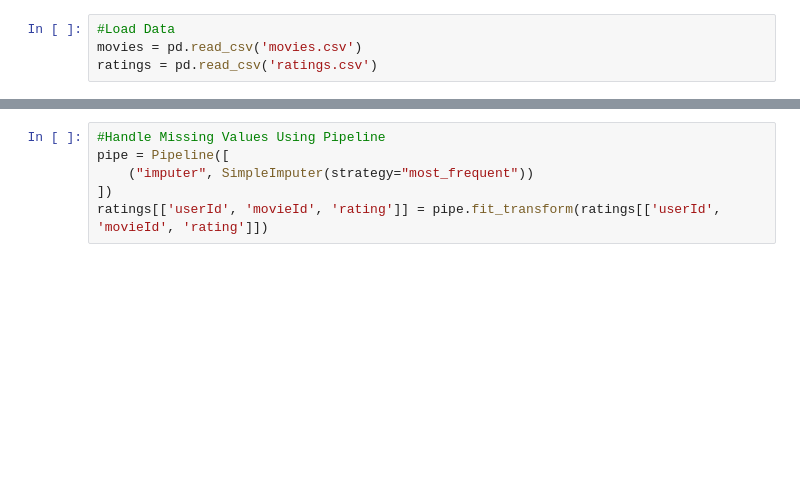
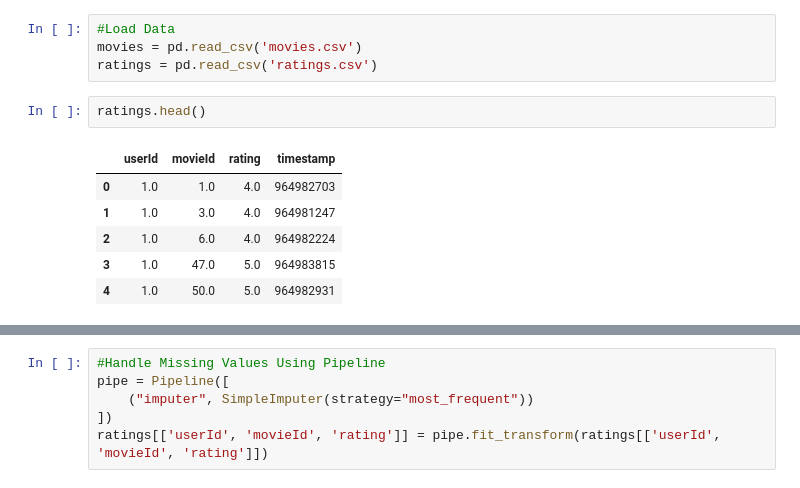
Before and after one commit to ibnudiyat/Project, a Jupyter notebook: index.ipynb, the cells around one changed output, grey strips where cells are left out. Saved outputs shown, nothing was run; the diff lists cells and outputs as text; blank space fills up the shorter version.

```diff
--- a/index.ipynb
+++ b/index.ipynb
@@ -26,3 +42,12 @@ from sklearn.pipeline import Pipeline
 #Load Data
 movies = pd.read_csv('movies.csv')
 ratings = pd.read_csv('ratings.csv')
+# %%
+ratings.head()
+# %% [output]
+|  | userId | movieId | rating | timestamp |
+| 0 | 1.0 | 1.0 | 4.0 | 964982703 |
+| 1 | 1.0 | 3.0 | 4.0 | 964981247 |
+| 2 | 1.0 | 6.0 | 4.0 | 964982224 |
+| 3 | 1.0 | 47.0 | 5.0 | 964983815 |
+| 4 | 1.0 | 50.0 | 5.0 | 964982931 |
```
Also changed, not shown: parts of 21 cells of this notebook.
